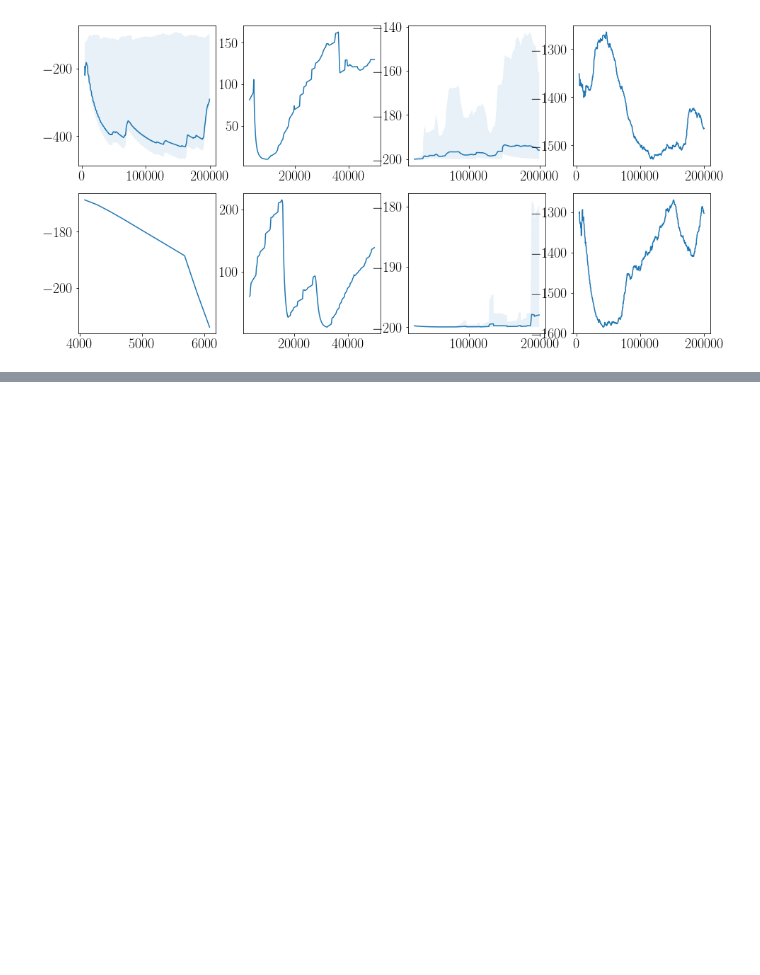
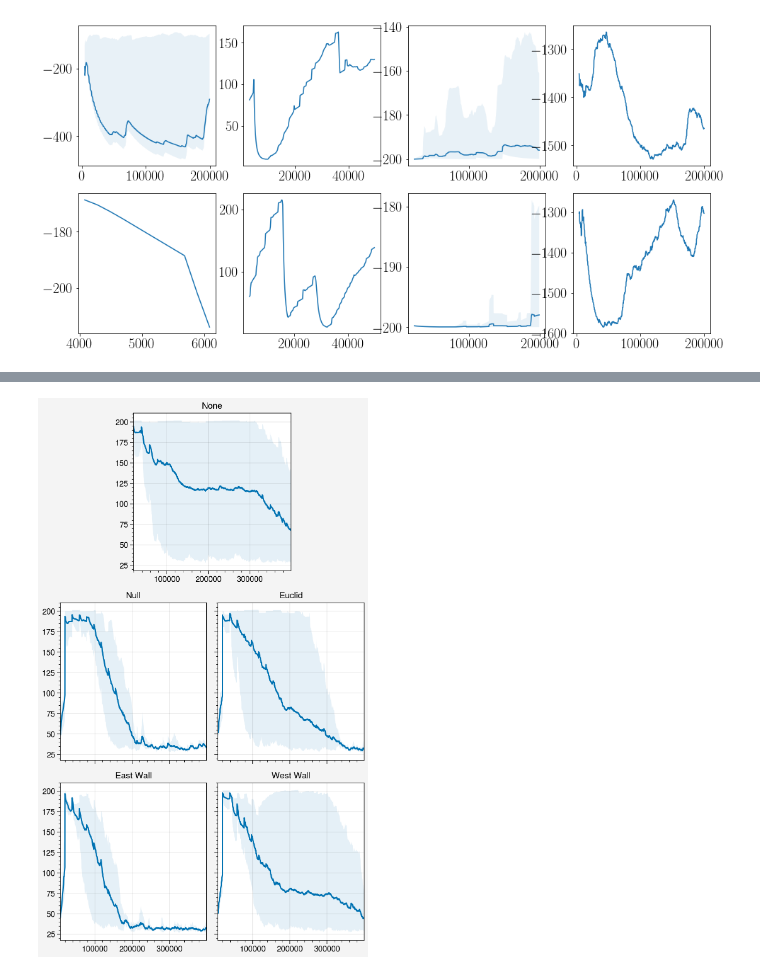
Before and after one commit to liuandrew/training-rl-algo, a Jupyter notebook: write_and_test/data_visualize.ipynb, the cells around one changed output, grey strips where cells are left out. Cells and saved outputs as stored; diff of their text form; code cells hidden in the pictures; blank space fills up the shorter version.

```diff
--- a/write_and_test/data_visualize.ipynb
+++ b/write_and_test/data_visualize.ipynb
@@ -1077,0 +1081,18 @@ for i, aux in enumerate(auxes):
+# %%
+exp_names = ['nav_c4_auxeuclid0', 'nav_c4_auxeuclid1', 'nav_c4_auxeuclid2',
+             'nav_c4_auxwall1', 'nav_c4_auxwall3', ]
+folder_names = [f'nav_auxiliary_tasks2/{exp}' for exp in exp_names]
+labels = ['None', 'Null', 'Euclid', 'East Wall', 'West Wall']
+
+array = [
+    [0, 1, 1, 0],
+    [2, 2, 3, 3],
+    [4, 4, 5, 5]
+]
+fig, ax = pplt.subplots(array)
+ax.format(title=labels)
+
+for i, folder in enumerate(folder_names):
+    average_runs(folder, metric='length', ax=ax[i])
+# %% [output]
+[figure, added]
```
Also changed, not shown: parts of 3 cells of this notebook, 4 other files.
